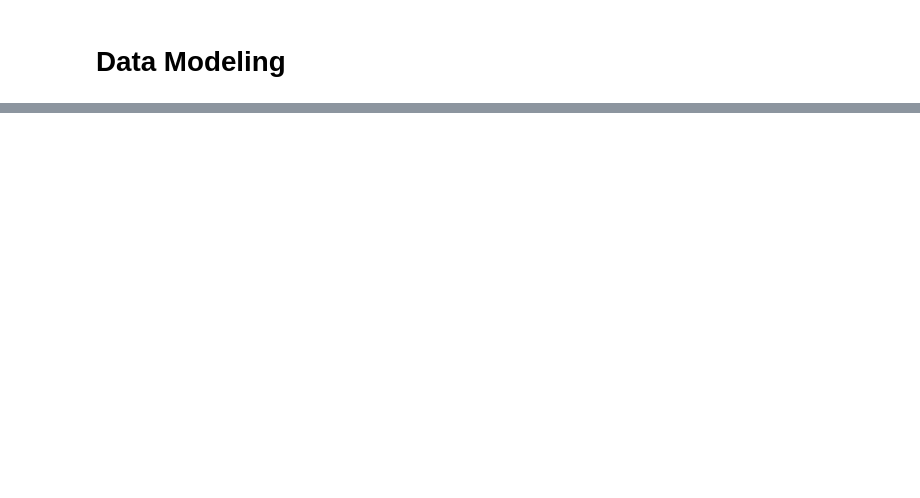
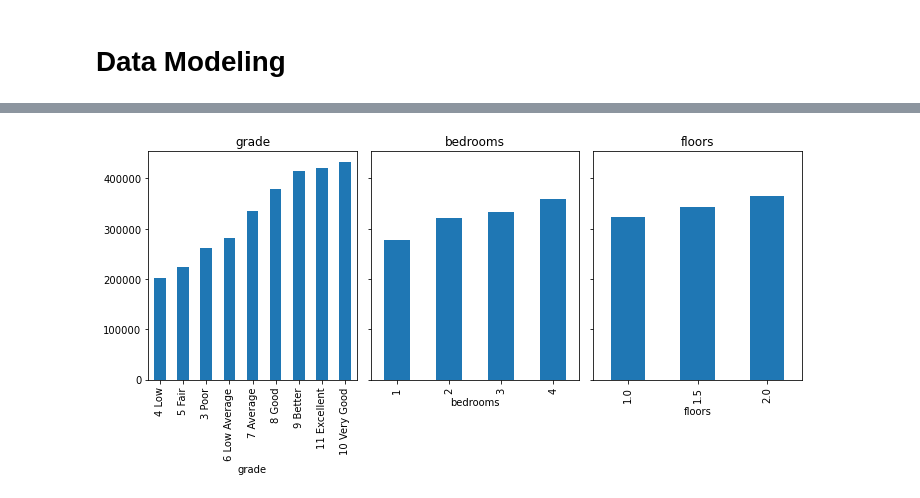
Before and after one commit to ashakeri92/dsc-phase-2-project-v2-3, a Jupyter notebook: Analysis.ipynb, the cells around one changed output, grey strips where cells are left out. Cells and saved outputs as stored; diff of their text form; code cells hidden in the pictures; blank space fills up the shorter version.

```diff
--- a/Analysis.ipynb
+++ b/Analysis.ipynb
@@ -85,3 +103,20 @@ kc.describe()
 
 #for xcol, ax in zip(['bedrooms', 'bathrooms', 'floors', 'yr_built'], axes):
 #    kc.plot(kind='scatter', x=xcol, y='price', ax=ax, alpha=0.4, color='b')
+# %%
+fig, axes = plt.subplots(nrows=1, ncols=3, figsize=(10,5), sharey=True)
+
+categoricals = ['grade', 'bedrooms', 'floors']
+
+for col, ax in zip(categoricals, axes.flatten()):
+    (kc.groupby(col)            # group values together by column of interest
+        .mean()['price']        # take the mean of the price for each group
+        .sort_values()          # sort the groups in ascending order
+        .plot
+        .bar(ax=ax))            # create a bar graph on the ax
+
+    ax.set_title(col)           # make the title the name of the column
+
+fig.tight_layout()
+# %% [output]
+[figure, added]
```
Also changed, not shown: parts of 6 cells of this notebook.
